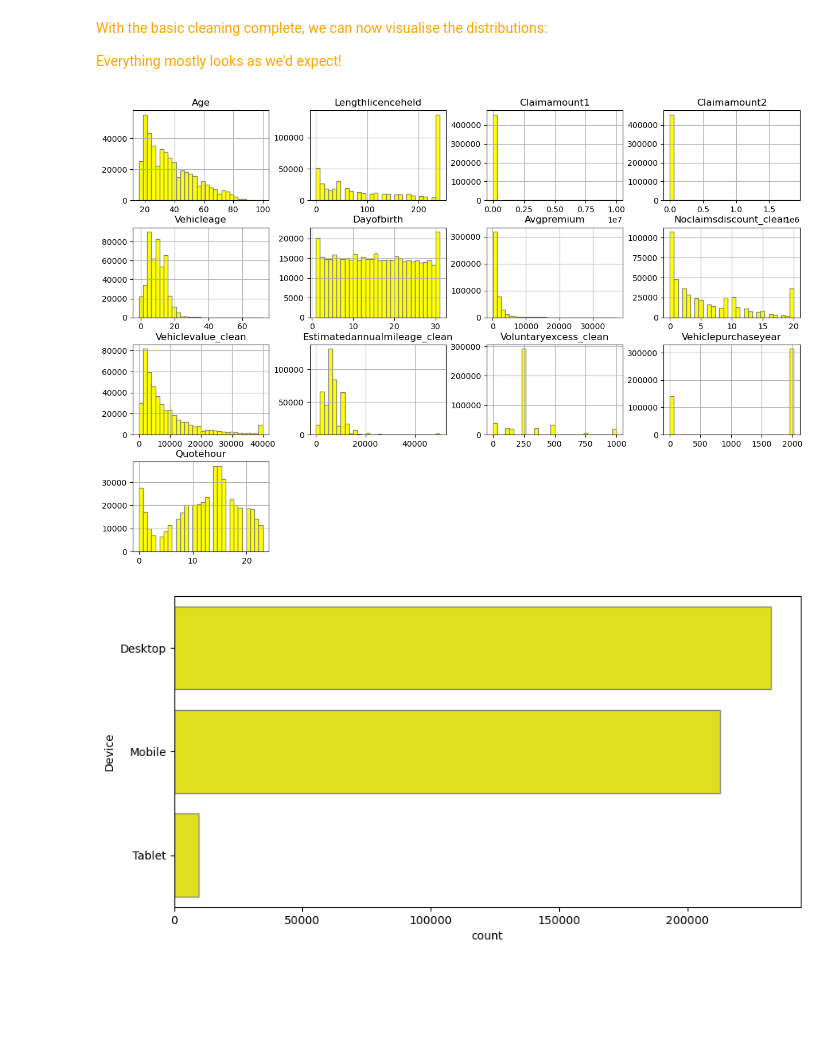
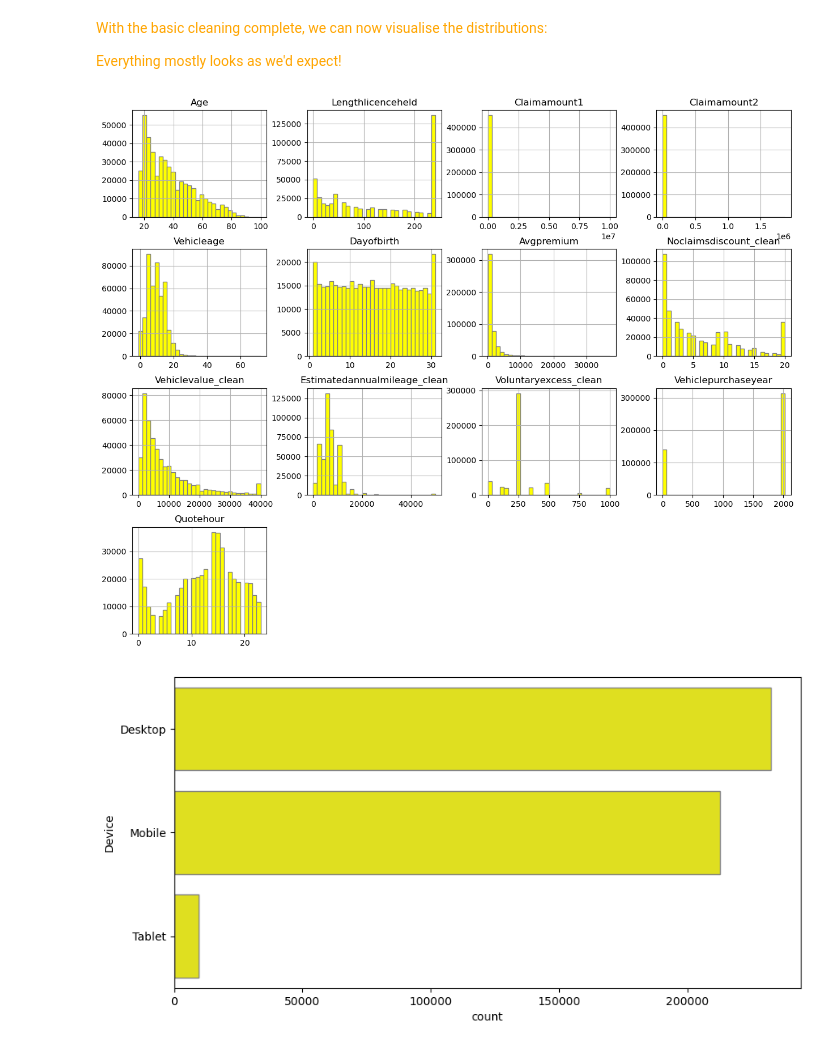
Before and after one commit to dolmas1/bymiles_takehome, a Jupyter notebook: takehome_task.ipynb, the cells around one changed output. Drawn from its saved outputs; the diff is of its cells as text; code cells hidden in the pictures; blank space fills up the shorter version.

```diff
--- a/takehome_task.ipynb
+++ b/takehome_task.ipynb
@@ -218,10 +229,10 @@ for col in df.select_dtypes(include=['object']).columns[1:]:
 <span style="color:orange">Everything mostly looks as we'd expect!
 # %%
 # Histograms for numerical columns
-df.hist(bins=30, figsize=(15, 10), color = 'yellow', edgecolor = 'grey')
+df.hist(bins=30, figsize=(15, 12), color = 'yellow', edgecolor = 'grey')
 plt.show()
 # %% [output]
-[figure, old version]
+[figure, new version]
 # %%
 # Bar plots for categorical columns
 for column in df.select_dtypes(include=['object']).columns[1:]:
```
Also changed, not shown: parts of 24 cells of this notebook.
